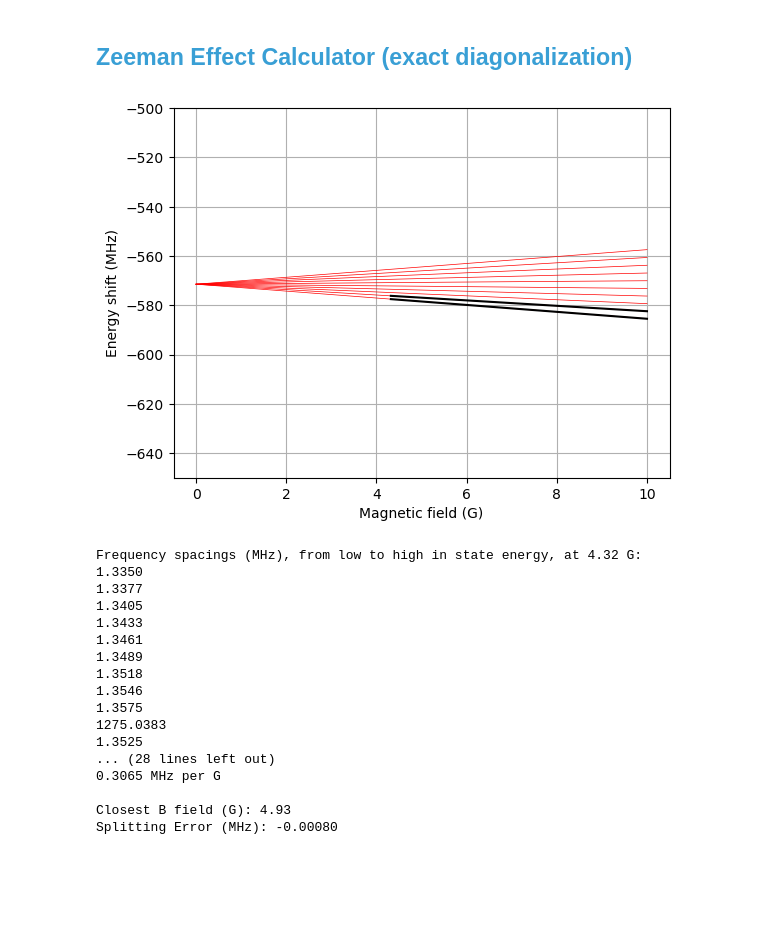
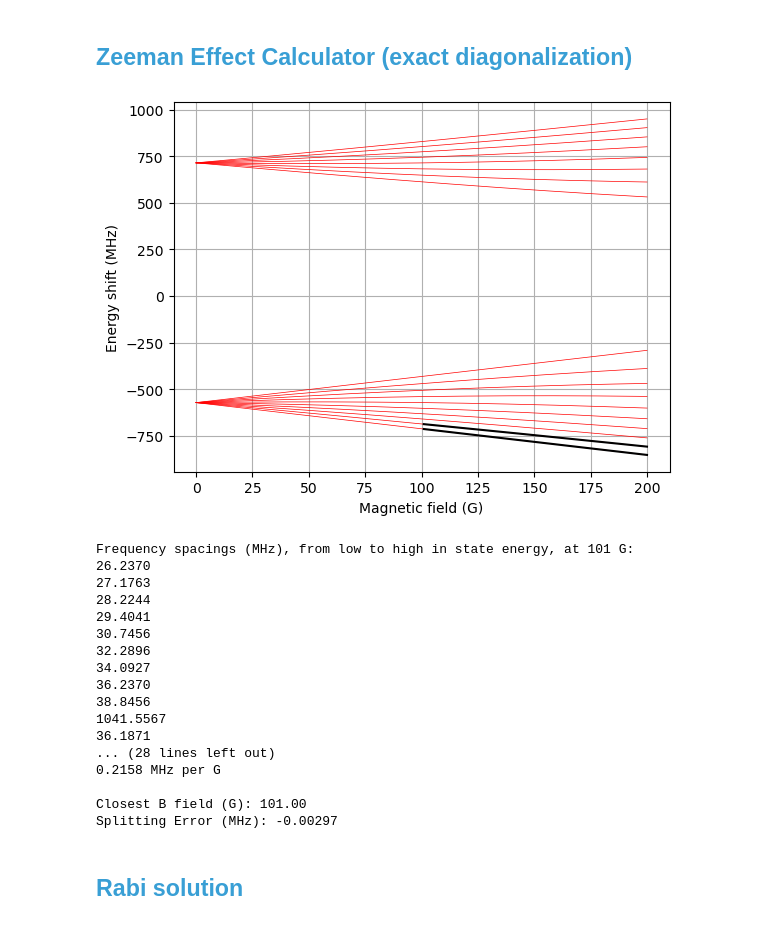
Before and after one commit to huanium/huanium, a Jupyter notebook: MIT_PhD/Fermi1/Fermi1 Calculator.ipynb, the cells around one changed output. Cells and saved outputs as stored; diff of their text form; code cells hidden in the pictures; blank space fills up the shorter version.

```diff
--- a/MIT_PhD/Fermi1/Fermi1 Calculator.ipynb
+++ b/MIT_PhD/Fermi1/Fermi1 Calculator.ipynb
@@ -247,40 +248,42 @@ def zeeman_splitting_calculator(J, I, gI, L, S, B_main, B_start, B_end, num_B, A
 # %%
 # Zeeman calculator cell
 
 B_start = 0
-B_end = 10
-B_main = 4.32 # G
+B_end = 200
+B_main = 101 # G
 num_B = 1000
 
 # Careful what you type in here!
 Ahf = K40Ahf_s12
 Bhf = K40Bhf_s12
 L = 0
 S = 1/2
 J = 1/2
 I = K40I
 gI = K40gI
 
 zeeman_splitting_calculator(J, I, gI, L, S, B_main, B_start, B_end, num_B, Ahf, Bhf,
-                            plotting = True, highlight_HF_states = [1,2], plot_range = [-650,-500],
+                            plotting = True, highlight_HF_states = [1,2], plot_range = None,
                             single_B_field_calc_mode = True, print_field_sensitivity_between = [1,2],
-                            search_mode = True, splitting = 1.524, splitting_between_states = [1,2])
+                            search_mode = True, splitting = 26.240, splitting_between_states = [1,2])
 # %% [output]
-[figure, old version]
+[figure, new version]
-Frequency spacings (MHz), from low to high in state energy, at 4.32 G:
-1.3350
-1.3377
-1.3405
-1.3433
-1.3461
-1.3489
-1.3518
-1.3546
-1.3575
-1275.0383
-1.3525
+Frequency spacings (MHz), from low to high in state energy, at 101 G:
+26.2370
+27.1763
+28.2244
+29.4041
+30.7456
+32.2896
+34.0927
+36.2370
+38.8456
+1041.5567
+36.1871
 ... (28 lines left out)
-0.3065 MHz per G
+0.2158 MHz per G
 
-Closest B field (G): 4.93
-Splitting Error (MHz): -0.00080
+Closest B field (G): 101.00
+Splitting Error (MHz): -0.00297
+# %% [markdown]
+##  <font size=3, color=#399FD5>Rabi solution</font>
```
Also changed, not shown: parts of 3 cells of this notebook, 28 other files.
